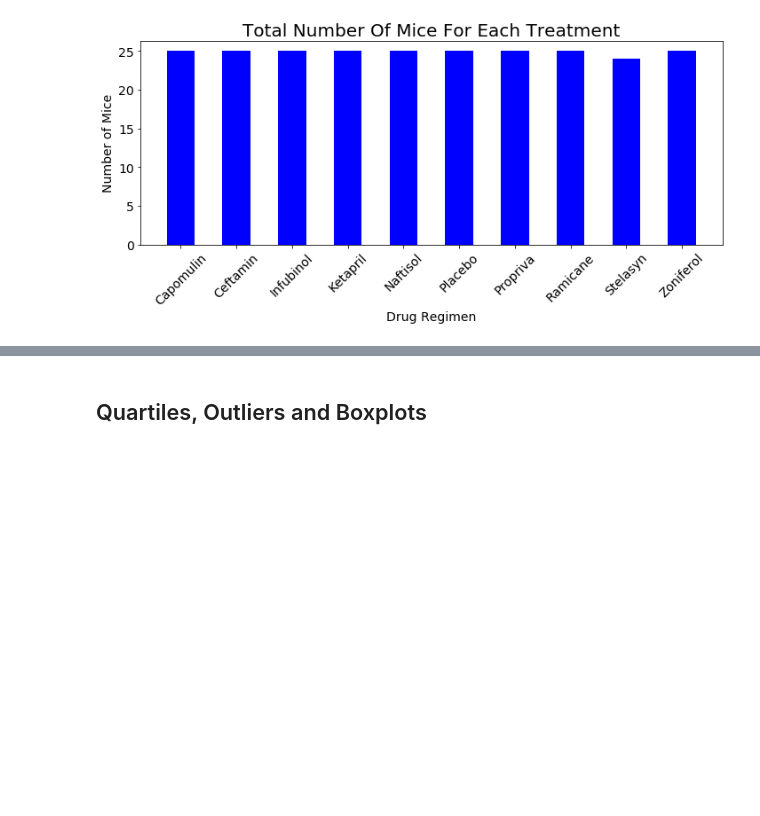
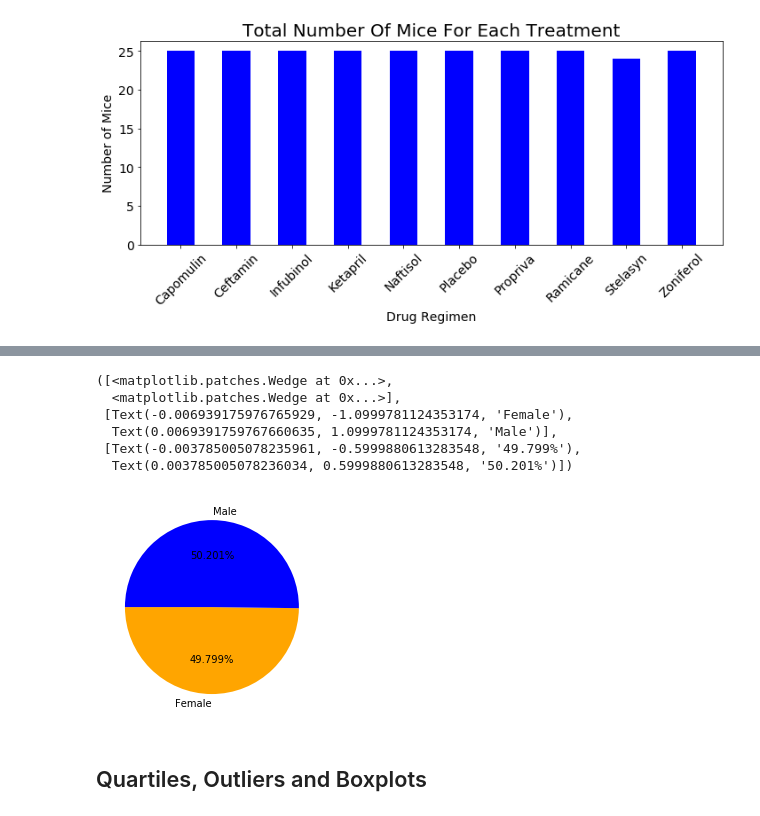
Before and after one commit to zand77401/Matplotlib-challenge, a Jupyter notebook: Pymaceuticals/pymaceuticals_starter.ipynb, the cells around one changed output, grey strips where cells are left out. Saved outputs shown, nothing was run; the diff lists cells and outputs as text; code cells hidden in the pictures; blank space fills up the shorter version.

```diff
--- a/Pymaceuticals/pymaceuticals_starter.ipynb
+++ b/Pymaceuticals/pymaceuticals_starter.ipynb
@@ -180,3 +188,24 @@ plt.tight_layout()
+# %%
+##### Generate a pie plot showing the distribution of female versus male mice using pyplot
+
+# Labels for the sections of our pie chart
+labels = ["Female", "Male"]
+
+# The values of each section of the pie chart
+sizes = [124, 125]
+
+# The colors of each section of the pie chart
+colors = ["orange", "blue"]
+
+plt.pie(sizes, labels=labels, colors=colors, autopct="%1.3f%%",startangle=180)
+# %% [output]
+([<matplotlib.patches.Wedge at 0x...>,
+  <matplotlib.patches.Wedge at 0x...>],
+ [Text(-0.006939175976765929, -1.0999781124353174, 'Female'),
+  Text(0.0069391759767660635, 1.0999781124353174, 'Male')],
+ [Text(-0.003785005078235961, -0.5999880613283548, '49.799%'),
+  Text(0.003785005078236034, 0.5999880613283548, '50.201%')])
+[figure, added]
 # %% [markdown]
 ## Quartiles, Outliers and Boxplots
 # %%
```
Also changed, not shown: parts of 6 cells of this notebook.
